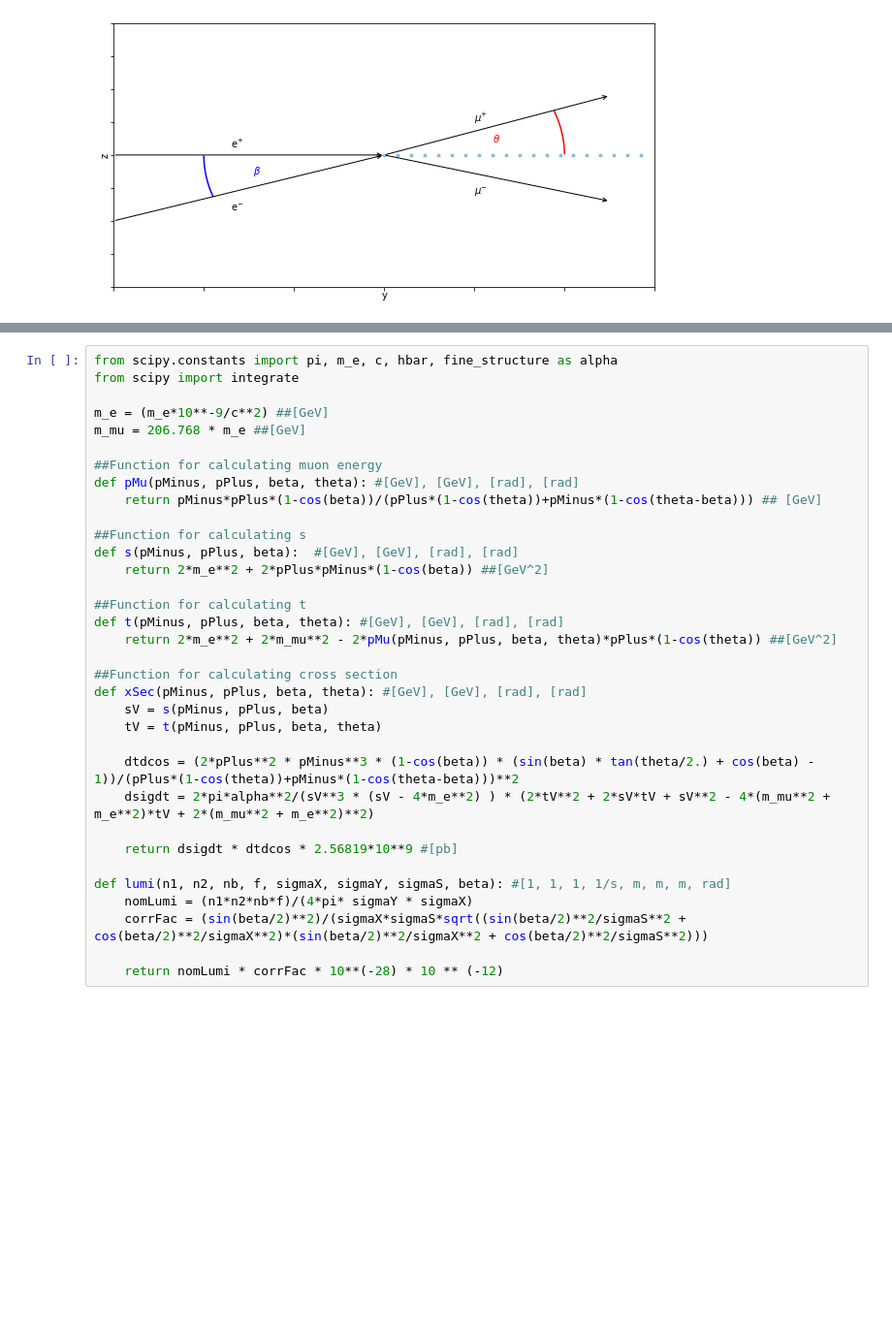
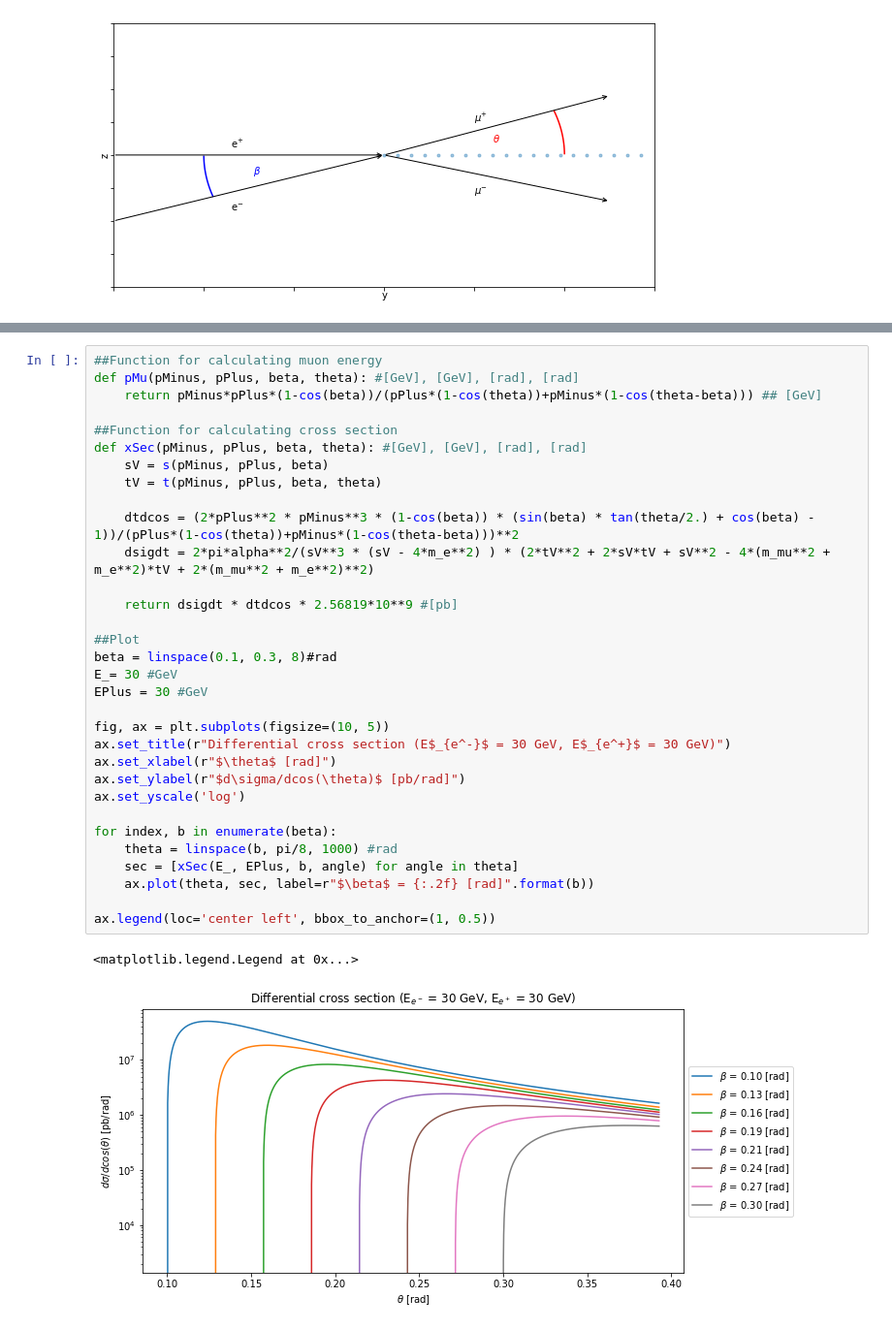
Before and after one commit to DaveBrun94/MuonCollider, a Jupyter notebook: notebook/cross.ipynb, the cells around one changed output, grey strips where cells are left out. Shown at 97% size. Drawn from its saved outputs; the diff is of its cells as text; blank space fills up the shorter version.

```diff
--- a/notebook/cross.ipynb
+++ b/notebook/cross.ipynb
@@ -116,34 +156,35 @@ $\quad = \mathcal{L}^{collider}\frac{\sin^2(\frac{\beta}{2})}{\sigma_s\sigma_x\s
 # %%
-from scipy.constants import pi, m_e, c, hbar, fine_structure as alpha
-from scipy import integrate
-
-m_e = (m_e*10**-9/c**2) ##[GeV]
-m_mu = 206.768 * m_e ##[GeV]
-
 ##Function for calculating muon energy
 def pMu(pMinus, pPlus, beta, theta): #[GeV], [GeV], [rad], [rad]
     return pMinus*pPlus*(1-cos(beta))/(pPlus*(1-cos(theta))+pMinus*(1-cos(theta-beta))) ## [GeV]
-
-##Function for calculating s
-def s(pMinus, pPlus, beta):  #[GeV], [GeV], [rad], [rad]
-    return 2*m_e**2 + 2*pPlus*pMinus*(1-cos(beta)) ##[GeV^2]
-
-##Function for calculating t
-def t(pMinus, pPlus, beta, theta): #[GeV], [GeV], [rad], [rad]
-    return 2*m_e**2 + 2*m_mu**2 - 2*pMu(pMinus, pPlus, beta, theta)*pPlus*(1-cos(theta)) ##[GeV^2]
 
 ##Function for calculating cross section
 def xSec(pMinus, pPlus, beta, theta): #[GeV], [GeV], [rad], [rad]
     sV = s(pMinus, pPlus, beta)
     tV = t(pMinus, pPlus, beta, theta)
 
     dtdcos = (2*pPlus**2 * pMinus**3 * (1-cos(beta)) * (sin(beta) * tan(theta/2.) + cos(beta) - 1))/(pPlus*(1-cos(theta))+pMinus*(1-cos(theta-beta)))**2
     dsigdt = 2*pi*alpha**2/(sV**3 * (sV - 4*m_e**2) ) * (2*tV**2 + 2*sV*tV + sV**2 - 4*(m_mu**2 + m_e**2)*tV + 2*(m_mu**2 + m_e**2)**2)
 
     return dsigdt * dtdcos * 2.56819*10**9 #[pb]
 
-def lumi(n1, n2, nb, f, sigmaX, sigmaY, sigmaS, beta): #[1, 1, 1, 1/s, m, m, m, rad]
-    nomLumi = (n1*n2*nb*f)/(4*pi* sigmaY * sigmaX)
-    corrFac = (sin(beta/2)**2)/(sigmaX*sigmaS*sqrt((sin(beta/2)**2/sigmaS**2 + cos(beta/2)**2/sigmaX**2)*(sin(beta/2)**2/sigmaX**2 + cos(beta/2)**2/sigmaS**2)))
+##Plot
+beta = linspace(0.1, 0.3, 8)#rad
+E_= 30 #GeV
+EPlus = 30 #GeV
 
-    return nomLumi * corrFac * 10**(-28) * 10 ** (-12)
+fig, ax = plt.subplots(figsize=(10, 5))
+ax.set_title(r"Differential cross section (E$_{e^-}$ = 30 GeV, E$_{e^+}$ = 30 GeV)")
+ax.set_xlabel(r"$\theta$ [rad]")
+ax.set_ylabel(r"$d\sigma/dcos(\theta)$ [pb/rad]")
+ax.set_yscale('log')
+
+for index, b in enumerate(beta):
+    theta = linspace(b, pi/8, 1000) #rad
+    sec = [xSec(E_, EPlus, b, angle) for angle in theta]
+    ax.plot(theta, sec, label=r"$\beta$ = {:.2f} [rad]".format(b))
+
+ax.legend(loc='center left', bbox_to_anchor=(1, 0.5))
+# %% [output]
+<matplotlib.legend.Legend at 0x...>
+[figure, added]
```
Also changed, not shown: parts of 15 cells of this notebook.
